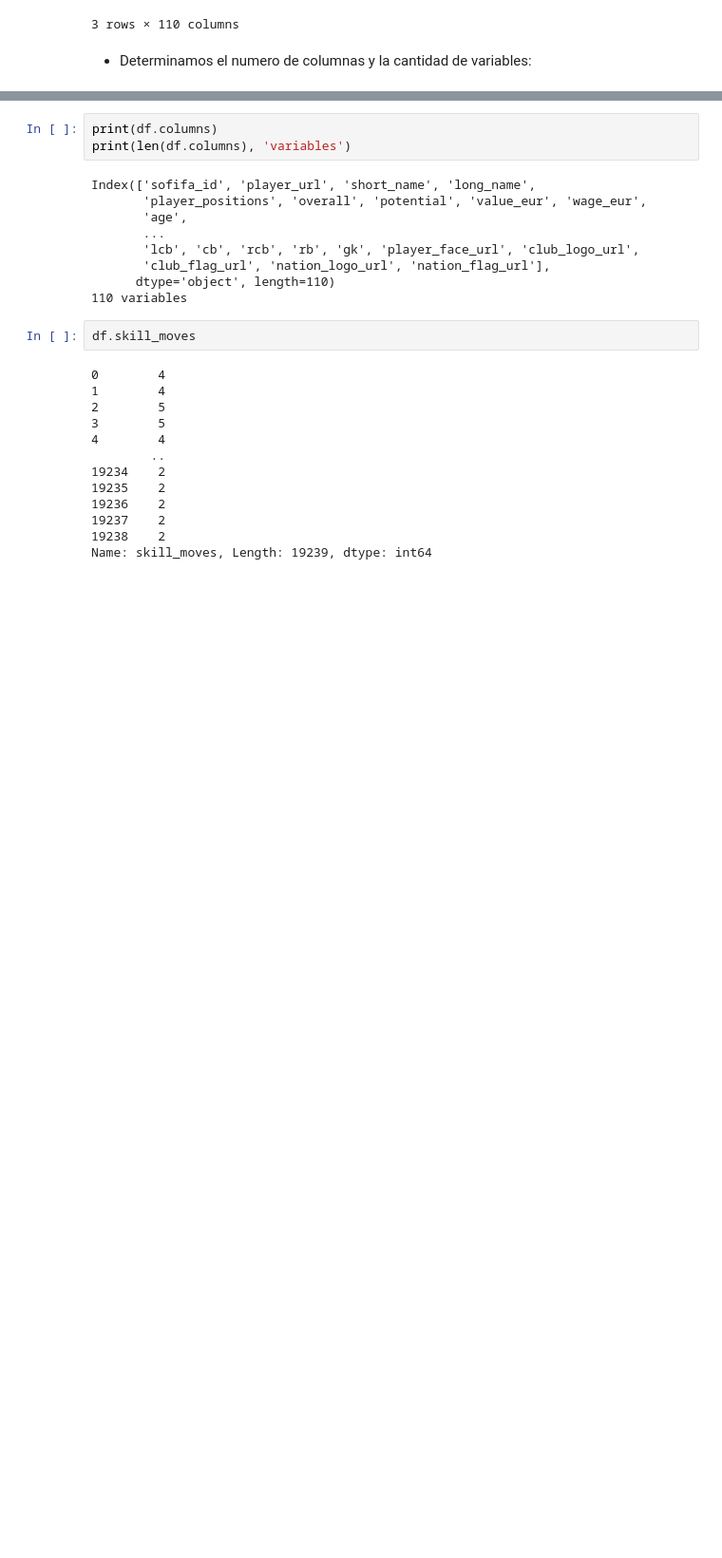
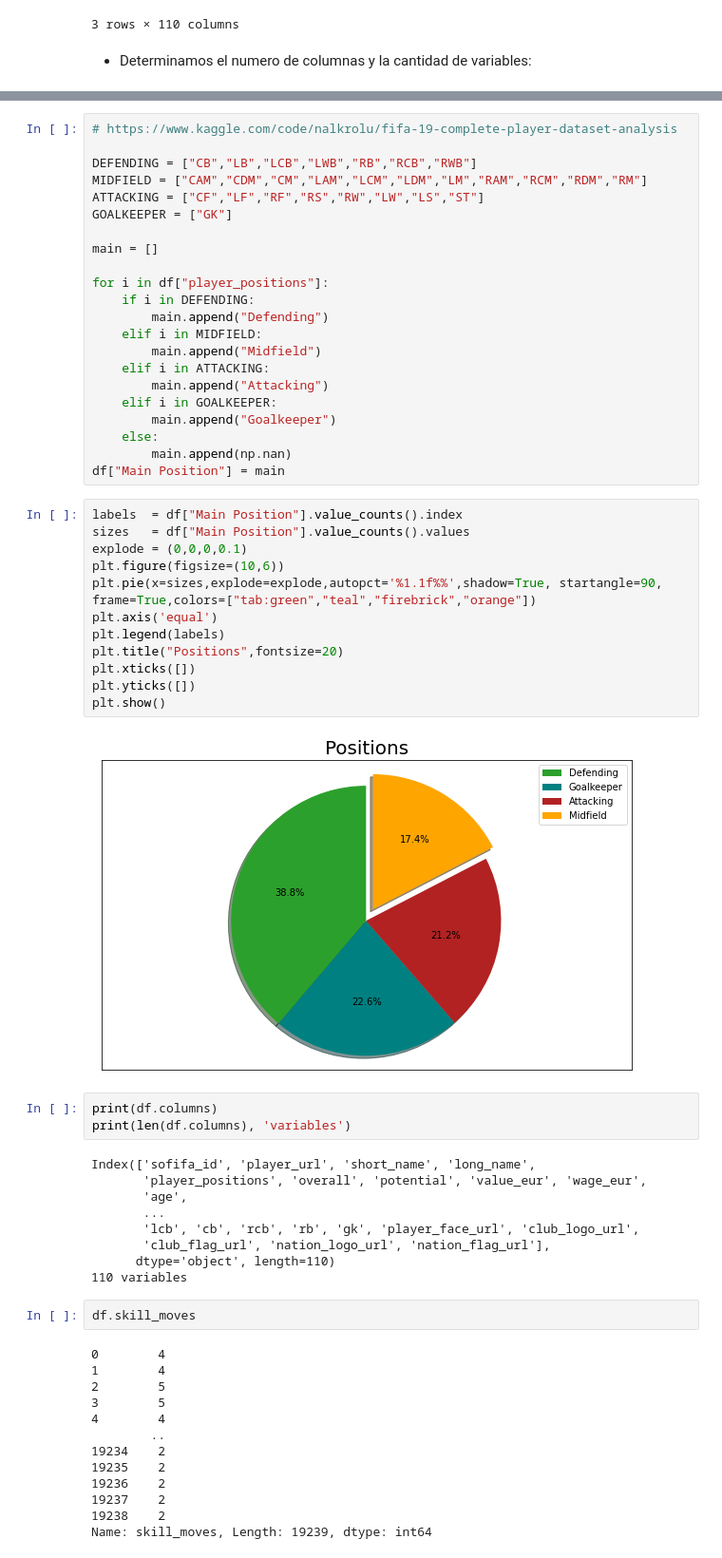
Before and after one commit to Grupo242022/AN_Supervisado_2022, a Jupyter notebook: Práctico_NoSupervisado_fifa2022_G24.ipynb, the cells around one changed output, grey strips where cells are left out. Shown at 95% size. Drawn from its saved outputs; the diff is of its cells as text; blank space fills up the shorter version.

```diff
--- a/Práctico_NoSupervisado_fifa2022_G24.ipynb
+++ b/Práctico_NoSupervisado_fifa2022_G24.ipynb
@@ -56,3 +61,39 @@ df.tail(3)
+# %%
+# https://www.kaggle.com/code/nalkrolu/fifa-19-complete-player-dataset-analysis
+
+DEFENDING = ["CB","LB","LCB","LWB","RB","RCB","RWB"]
+MIDFIELD = ["CAM","CDM","CM","LAM","LCM","LDM","LM","RAM","RCM","RDM","RM"]
+ATTACKING = ["CF","LF","RF","RS","RW","LW","LS","ST"]
+GOALKEEPER = ["GK"]
+
+main = []
+
+for i in df["player_positions"]:
+    if i in DEFENDING:
+        main.append("Defending")
+    elif i in MIDFIELD:
+        main.append("Midfield")
+    elif i in ATTACKING:
+        main.append("Attacking")
+    elif i in GOALKEEPER:
+        main.append("Goalkeeper")
+    else:
+        main.append(np.nan)
+df["Main Position"] = main
+# %%
+labels  = df["Main Position"].value_counts().index
+sizes   = df["Main Position"].value_counts().values
+explode = (0,0,0,0.1)
+plt.figure(figsize=(10,6))
+plt.pie(x=sizes,explode=explode,autopct='%1.1f%%',shadow=True, startangle=90, frame=True,colors=["tab:green","teal","firebrick","orange"])
+plt.axis('equal')
+plt.legend(labels)
+plt.title("Positions",fontsize=20)
+plt.xticks([])
+plt.yticks([])
+plt.show()
+# %% [output]
+[figure, added]
 # %%
 print(df.columns)
 print(len(df.columns), 'variables')
```
Also changed, not shown: parts of 11 cells of this notebook.
